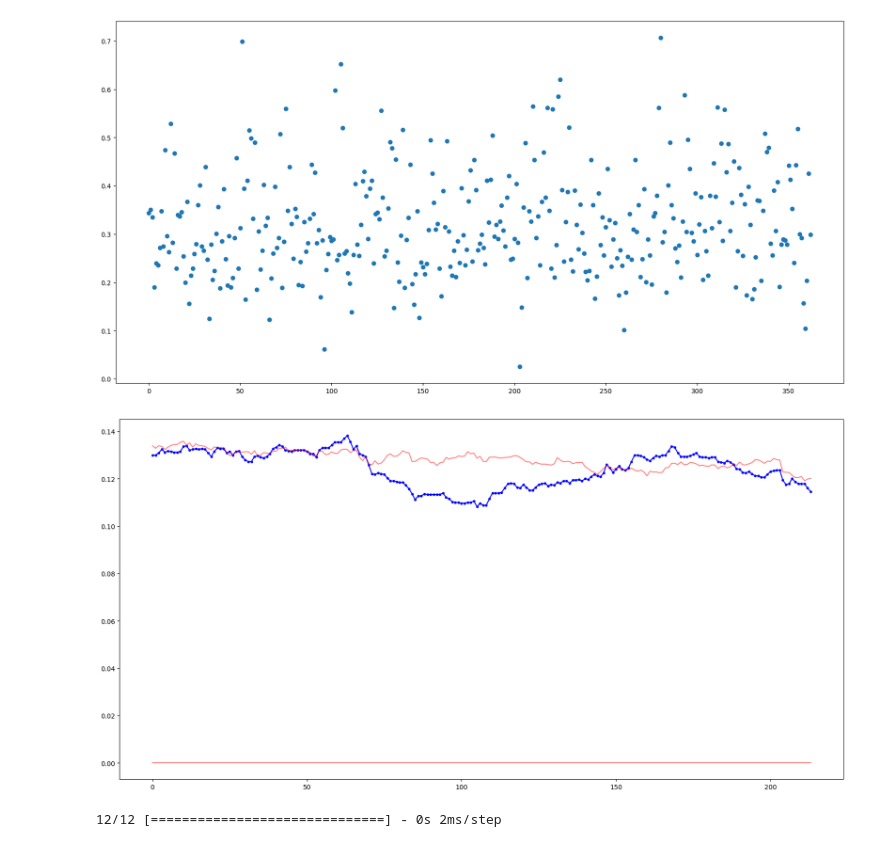
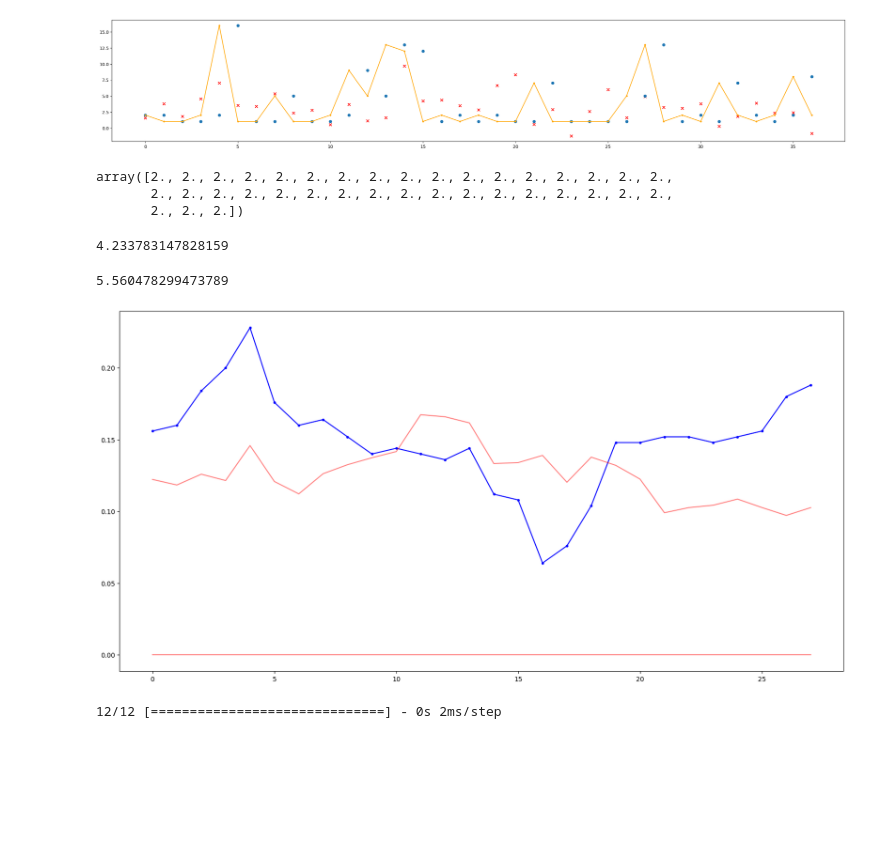
Before and after one commit to caiodrear/gene, a Jupyter notebook: data_explore.ipynb, the cells around one changed output. Saved outputs shown, nothing was run; the diff lists cells and outputs as text; code cells hidden in the pictures; blank space fills up the shorter version.

```diff
--- a/data_explore.ipynb
+++ b/data_explore.ipynb
@@ -14,9 +14,9 @@ pd.set_option('display.max_columns', 500)
 # %%
 data = pd.read_csv('data/data.csv', parse_dates=['kickoff_time'])
 # %%
-cutoff = 30
+cutoff = 35
 
-data_mid = data[(data['position'] == 'DEF')].reset_index(drop=True)
+data_mid = data[(data['position'] == 'FWD')].reset_index(drop=True)
 
 train_data = data_mid[data_mid['round'] < cutoff].drop('round', axis=1)
 test_data = data_mid[data_mid['round'] >= cutoff].drop('round', axis=1)
@@ -48,6 +48,9 @@ x_metrics = ['expected_goals_conceded']
 time_metrics = ['time_diffs']
 # %%
 scaler = MinMaxScaler().set_output(transform='pandas')
+
+scaler_y =  MinMaxScaler()
+scaler_y.fit(train_data[['total_points']])
 
 min_max_vars = bounded_vars + out_metrics + count_vars + fantasy_metrics + x_metrics + time_metrics
 
@@ -55,7 +58,7 @@ scaler.fit(train_data[min_max_vars])
 train_data = train_data[no_scaling + wrangling_columns].join(scaler.transform(train_data[min_max_vars]))
 test_data = test_data[no_scaling + wrangling_columns].join(scaler.transform(test_data[min_max_vars]))
 # %%
-window_size = 4
+window_size = 3
 
 def get_window_arrays(data):
 
@@ -87,3 +90,5 @@ np.save('data/X_train', X_train)
 np.save('data/y_train', y_train)
 np.save('data/X_test', X_test)
 np.save('data/y_test', y_test)
+
+X_test.shape
@@ -153,16 +123,36 @@ preds = np.transpose(model.predict(X_test))[0]
 # %%
 
-plt.figure(figsize=(20,10))
+plt.figure(figsize=(30,5))
+
+y_test_c = scaler_y.inverse_transform(pd.DataFrame(y_test)).transpose()[0]
+
+preds_c = scaler_y.inverse_transform(pd.DataFrame(preds)).transpose()[0]
 
 # plt.plot(np.roll(y_test, 1), 'b', marker='.')
-plt.scatter(np.arange(len(preds)), preds, )
+plt.scatter(np.arange(len(preds_c)), preds_c, marker='x', color='r')
+plt.scatter(np.arange(len(preds_c)), np.roll(y_test_c, 1),)
+plt.plot( y_test_c, 'orange', marker='.')
 # plt.scatter(y_test, 'g', alpha=0.5)
 
 plt.show()
 # %% [output]
-[figure, old version]
+[figure, new version]
+# %%
+np.ones(len(preds)) + 1
+# %% [output]
+array([2., 2., 2., 2., 2., 2., 2., 2., 2., 2., 2., 2., 2., 2., 2., 2., 2.,
+       2., 2., 2., 2., 2., 2., 2., 2., 2., 2., 2., 2., 2., 2., 2., 2., 2.,
+       2., 2., 2.])
+# %%
+from sklearn.metrics import mean_squared_error
+print(mean_squared_error(y_test_c, preds_c, squared=False))
+
+mean_squared_error(y_test_c,np.roll(y_test_c, 1), squared=False)
+# %% [output]
+4.233783147828159
+5.560478299473789
 # %%
-def moving_average(a, n=150) :
+def moving_average(a, n=10) :
     ret = np.cumsum(np.abs(a), dtype=float)
     ret[n:] = ret[n:] - ret[:-n]
     return ret[n - 1:] / n
@@ -176,7 +166,7 @@ plt.plot(moving_average(y_test-y_test), 'r', alpha=0.5)
 
 plt.show()
 # %% [output]
-[figure, old version]
+[figure, new version]
 # %%
 
 
```
Also changed, not shown: parts of 5 cells of this notebook.
